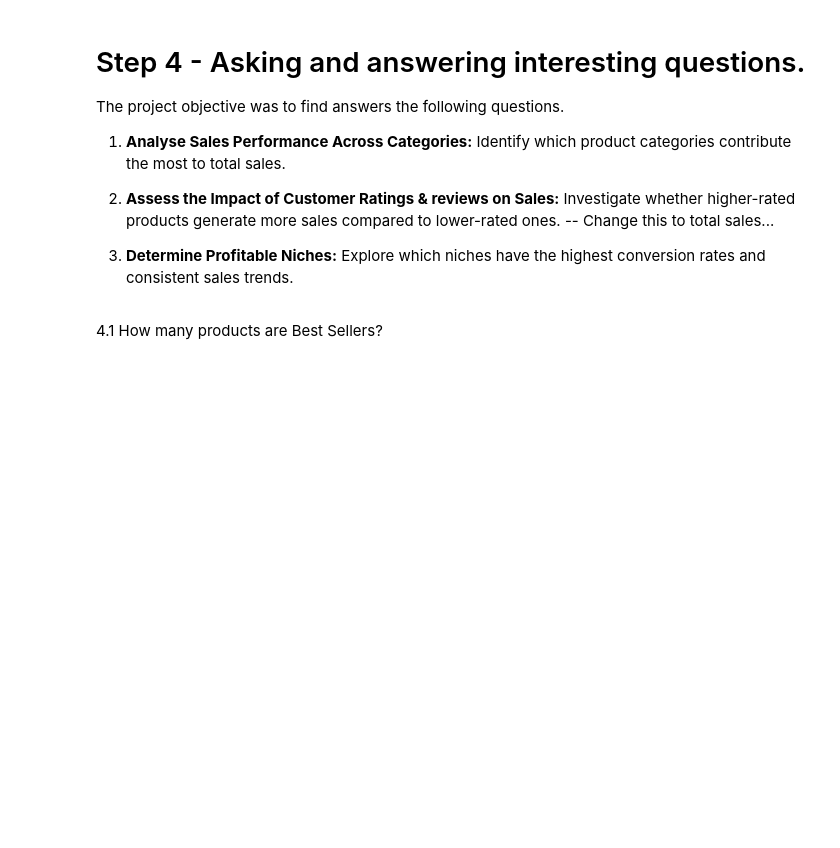
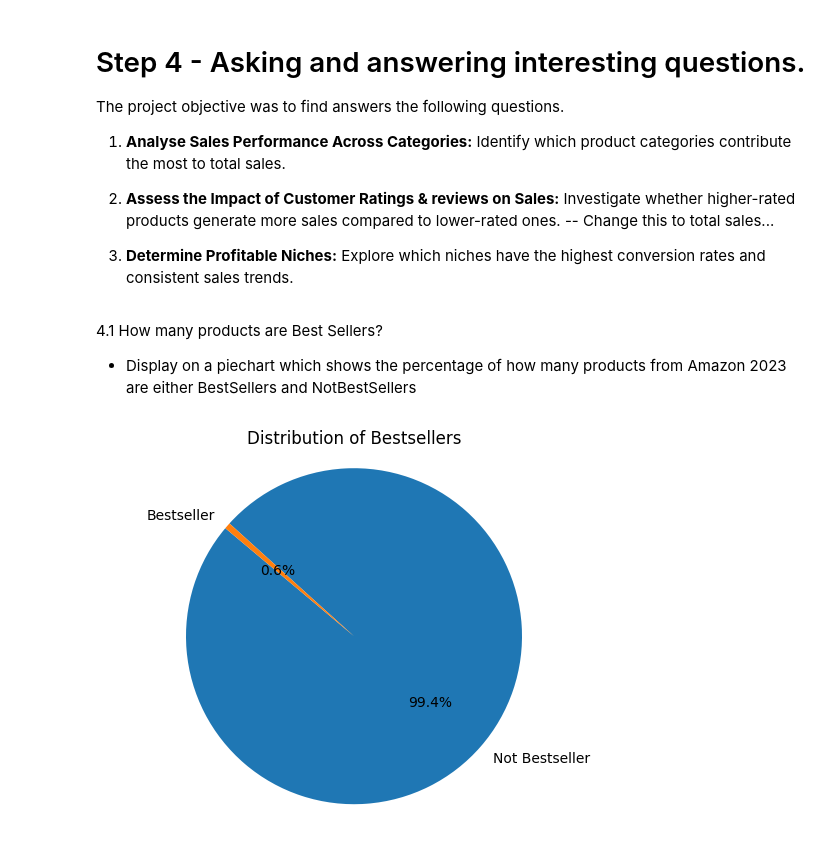
Before and after one commit to ctimothy14/Amazon_products_2023, a Jupyter notebook: amazon_products.ipynb, the cells around one changed output. Drawn from its saved outputs; the diff is of its cells as text; code cells hidden in the pictures; blank space fills up the shorter version.

Commit message:
start step 4

```diff
--- a/amazon_products.ipynb
+++ b/amazon_products.ipynb
@@ -375,5 +375,3 @@ The project objective was to find answers the following questions.
 -- Change this to total sales...
 
 3. <b>Determine Profitable Niches:</b> Explore which niches have the highest conversion rates and consistent sales trends.
-# %% [markdown]
-4.1 How many products are Best Sellers?
@@ -382,3 +378,32 @@ The project objective was to find answers the following questions.
+# %% [markdown]
+4.1 How many products are Best Sellers?
+
+-  Display on a piechart which shows the percentage of how many products from Amazon 2023 are either BestSellers and NotBestSellers
+# %%
+# Count the occurance of True and False in the 'BestSeller' Column
+bestSeller_cnt = merged_df['isBestSeller'].value_counts()
+
+# Create a DataFrame for the pie chart
+is_bestseller_data = pd.DataFrame({'isBestSeller': bestSeller_cnt.index, 'Count': bestSeller_cnt.values})
+
+# Define labels
+seller_label = {0: "Not Bestseller", 1: "Bestseller"}
+
+# Replace values in dataframe with custom labels
+is_bestseller_data['isBestSeller'] = is_bestseller_data['isBestSeller'].map(seller_label)
+
+# Create and display the Pie Chart
+plt.pie(
+    is_bestseller_data['Count']                    # The sizes of each pie slice
+    , labels=is_bestseller_data['isBestSeller']    # The labels: "Bestseller", "Not Bestseller"
+    , autopct='%1.1f%%'                            # show percentage on pie
+    , startangle=140                               #  start angle for better visual
+)
+plt.title("Distribution of Bestsellers")
+plt.axis('equal')  # Keeps the pie chart circular
+plt.show()
+# %% [output]
+[figure, added]
 # %%
 # best_cat = merged_df.groupby(['isBestSeller','category_name'])['isBestSeller'].count()
 # print(best_cat)
```
Also changed, not shown: parts of 3 cells of this notebook.
